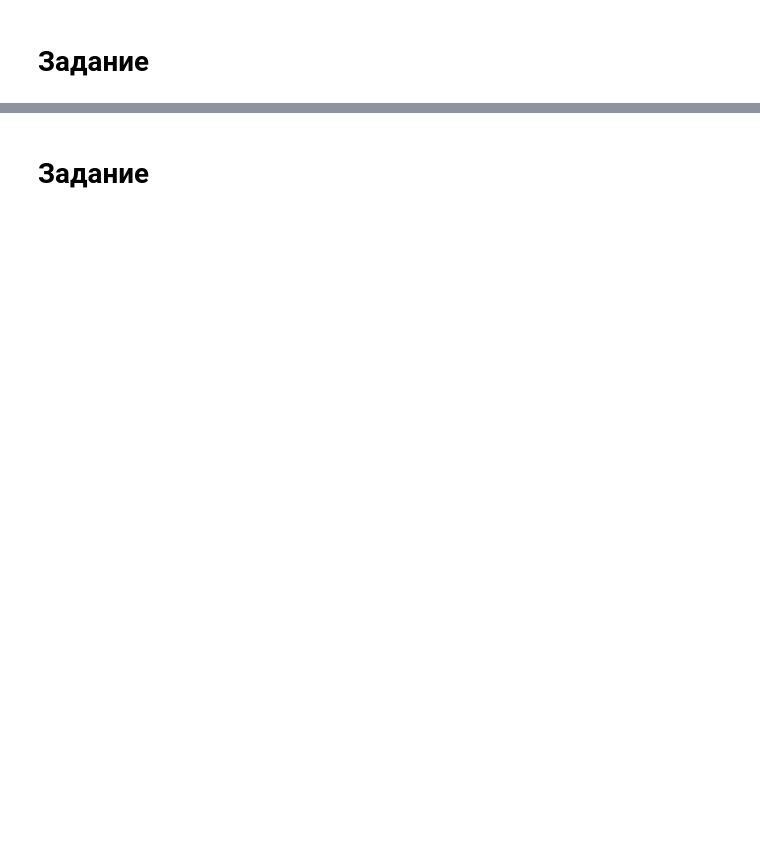
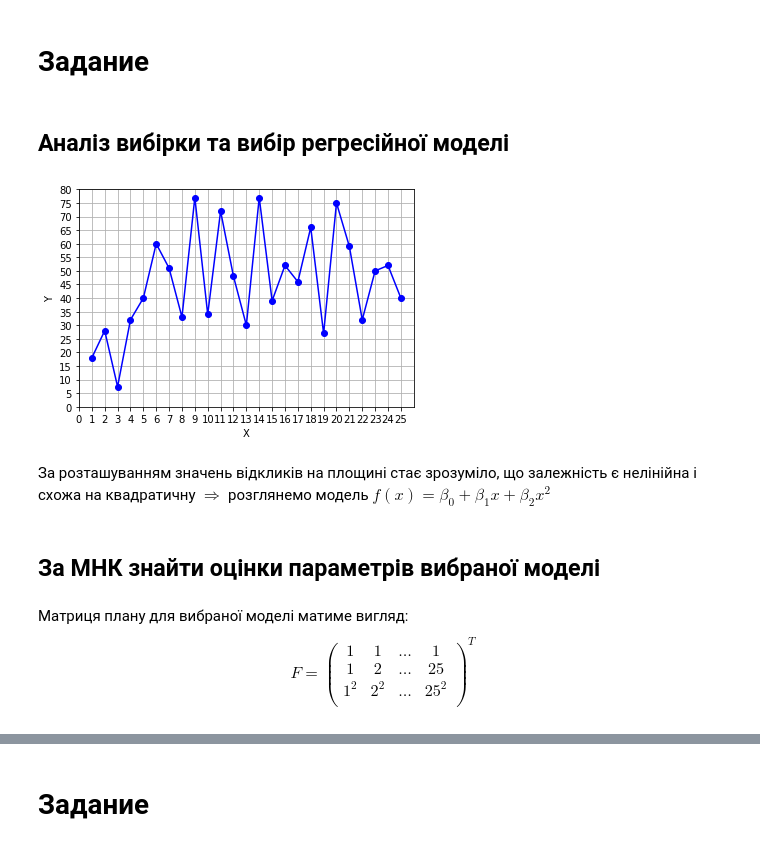
Before and after one commit to nikiandr/regressanalysiscourse, a Jupyter notebook: main.ipynb, the cells around one changed output, grey strips where cells are left out. Cells and saved outputs as stored; diff of their text form; code cells hidden in the pictures; blank space fills up the shorter version.

```diff
--- a/main.ipynb
+++ b/main.ipynb
@@ -4,3 +4,37 @@ import numpy
 import pandas as pd
 # %% [markdown]
 # Задание
+# %% [markdown]
+## Аналіз вибірки та вибір регресійної моделі
+# %%
+task1_data = pd.DataFrame({'Y' : [18, 28, 7.4, 32, 40, 60, 51, 33, 77, 34,
+                           72, 48, 30, 77, 39, 52, 46, 66, 27, 75, 59, 32, 50, 52, 40]}, index=[i for i in range(1, 26)])
+task1_data
+n = 25
+m = 3
+# %%
+plt.plot(task1_data, 'bo')
+plt.plot(task1_data, 'b')
+plt.axis([0, 26, 5, 80])
+plt.xticks(np.arange(0, 26, 1))
+plt.yticks(np.arange(0, 85, 5))
+plt.xlabel('X')
+plt.ylabel('Y')
+plt.grid(True)
+plt.savefig('./pictures/task1_data.png', dpi=300)
+# %% [output]
+[figure, added]
+# %% [markdown]
+За розташуванням значень відкликів на площині стає зрозуміло, що залежність є нелінійна і схожа на квадратичну $\Rightarrow$ розглянемо модель $f(x) = \beta_0 + \beta_1 x + \beta_2 x^2$
+# %% [markdown]
+## За МНК знайти оцінки параметрів вибраної моделі
+# %% [markdown]
+Матриця плану для вибраної моделі матиме вигляд:
+\begin{equation}\label{eq:}
+    F =
+    \begin{pmatrix}
+        1 & 1 & \dots & 1 \\
+        1 & 2 & \dots & 25 \\
+        1^2 & 2^2 & \dots & 25^2 \\
+    \end{pmatrix}^T
+\end{equation}
```
Also changed, not shown: parts of 45 cells of this notebook, 5 other files.
